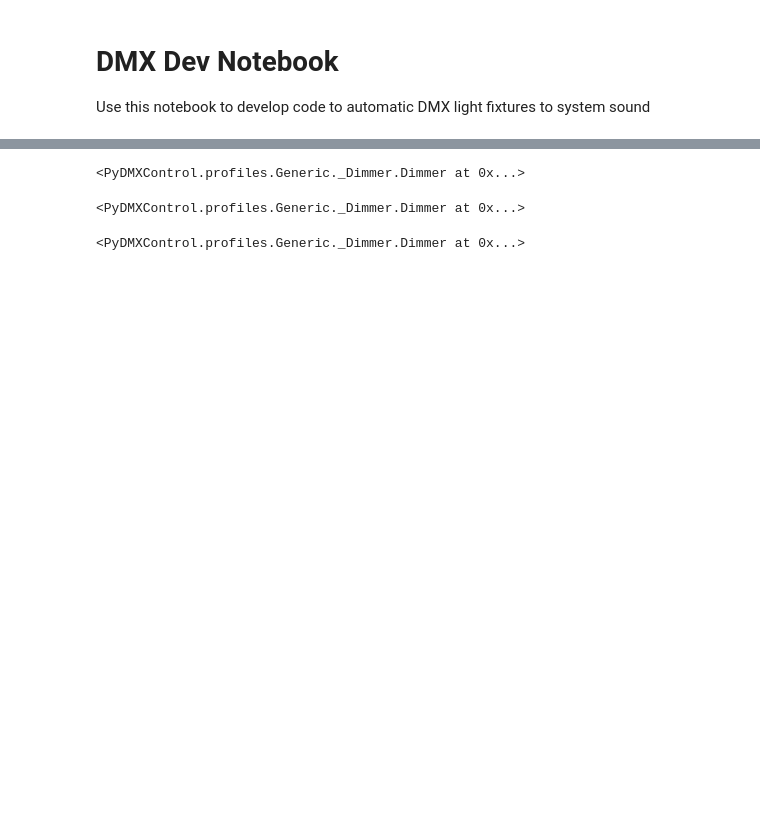
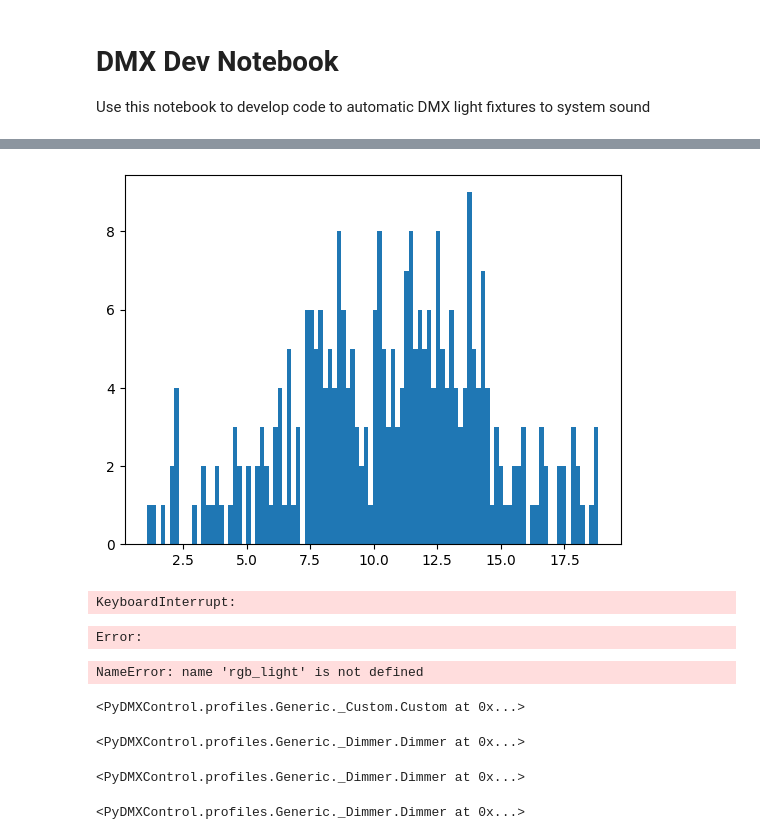
Before and after one commit to LandryBulls/PlaylistPulser, a Jupyter notebook: dmx_dev.ipynb, the cells around one changed output, grey strips where cells are left out. Cells and saved outputs as stored; diff of their text form; code cells hidden in the pictures; blank space fills up the shorter version.

```diff
--- a/dmx_dev.ipynb
+++ b/dmx_dev.ipynb
@@ -27,3 +136,53 @@ lights['strobe_speed'] = dmx.add_fixture(Dimmer)
+# %%
+plt.hist(np.array(testvals), bins=100);
+# %% [output]
+[figure, added]
+# %%
+# make a spooky flicker effect
+state = 'off'
+while True:
+    if state == 'off':
+        val = 0
+        state = 'on'
+    else:
+        val = 255
+        state = 'off'
+    time.sleep(1/36)
+    #val = np.random.randint(100, 255)
+    # alternate between off and on
+    lights['1'].dim(val)
+# %% [output]
+KeyboardInterrupt:
+# %%
+# make everything strobe for two seconds
+lights['strobe_speed'].dim(255)
+lights['strobe_intensity'].dim(10)
+lights['rgb1'].set_channels([255, 0, 0, 255, 255, 0, 0])
+lights['rgb2'].set_channels([255, 0, 255, 0, 255, 0, 0])
+time.sleep(1)
+# then turn it all off
+lights['strobe_speed'].dim(0)
+lights['strobe_intensity'].dim(0)
+lights['rgb1'].set_channels([0, 0, 0, 0, 0, 0, 0])
+lights['rgb2'].set_channels([0, 0, 0, 0, 0, 0, 0])
+
+# then set all the other lights to blinking
+for i in range(1, 5):
+    lights[str(i)].dim(255)
+    time.sleep(1)
+    lights[str(i)].dim(0)
+    time.sleep(0.1)
+# %% [output]
+Error:
+# %%
+rgb = dmx.add_fixture(rgb_light)
+# %% [output]
+NameError: name 'rgb_light' is not defined
+# %%
+# set rgb to white
+rgb.set_channels([255, 255, 255, 255, 0, 0, 0])
+# %% [output]
+<PyDMXControl.profiles.Generic._Custom.Custom at 0x...>
 # %%
 # turn 1-4 on
 lights['1'].dim(255)
```
Also changed, not shown: parts of 18 cells of this notebook.
